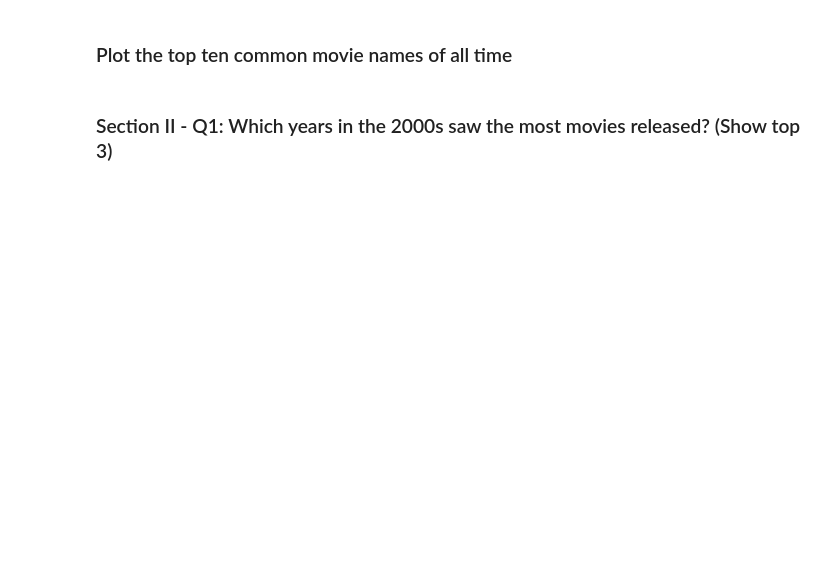
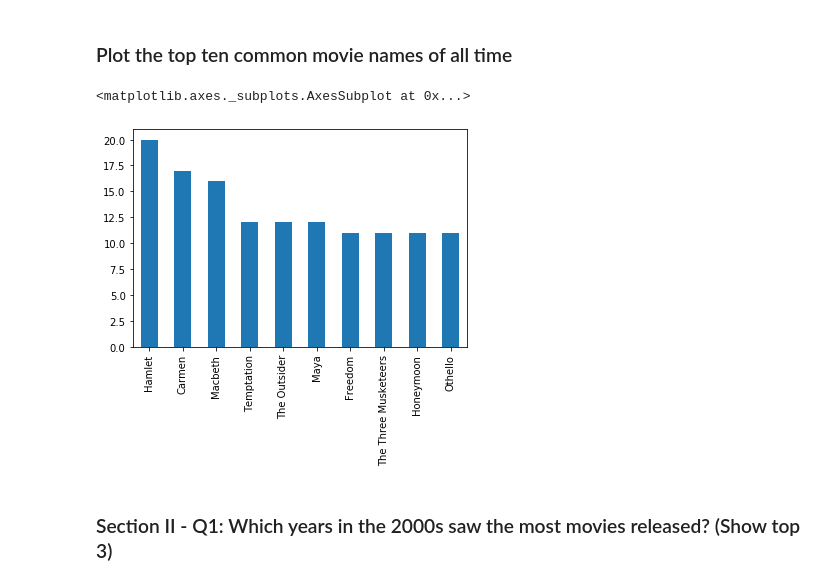
Before and after one commit to springboard-curriculum/mec-mini-projects, a Jupyter notebook: mec-5.3.10-data-wranging-with-pandas-mini-project/Mini_Project_Data_Wrangling_Pandas.ipynb, the cells around one changed output. Drawn from its saved outputs; the diff is of its cells as text; code cells hidden in the pictures; blank space fills up the shorter version.

```diff
--- a/mec-5.3.10-data-wranging-with-pandas-mini-project/Mini_Project_Data_Wrangling_Pandas.ipynb
+++ b/mec-5.3.10-data-wranging-with-pandas-mini-project/Mini_Project_Data_Wrangling_Pandas.ipynb
@@ -191,6 +417,9 @@ top_ten
 # %% [markdown]
 ### Plot the top ten common movie names of all time
 # %%
-top_ten.plot(kind='barh')
+top_ten.plot(kind='bar')
+# %% [output]
+<matplotlib.axes._subplots.AxesSubplot at 0x...>
+[figure, added]
 # %% [markdown]
 ### Section II - Q1:  Which years in the 2000s saw the most movies released? (Show top 3)
```
Also changed, not shown: parts of 46 cells of this notebook, 19 other files.
